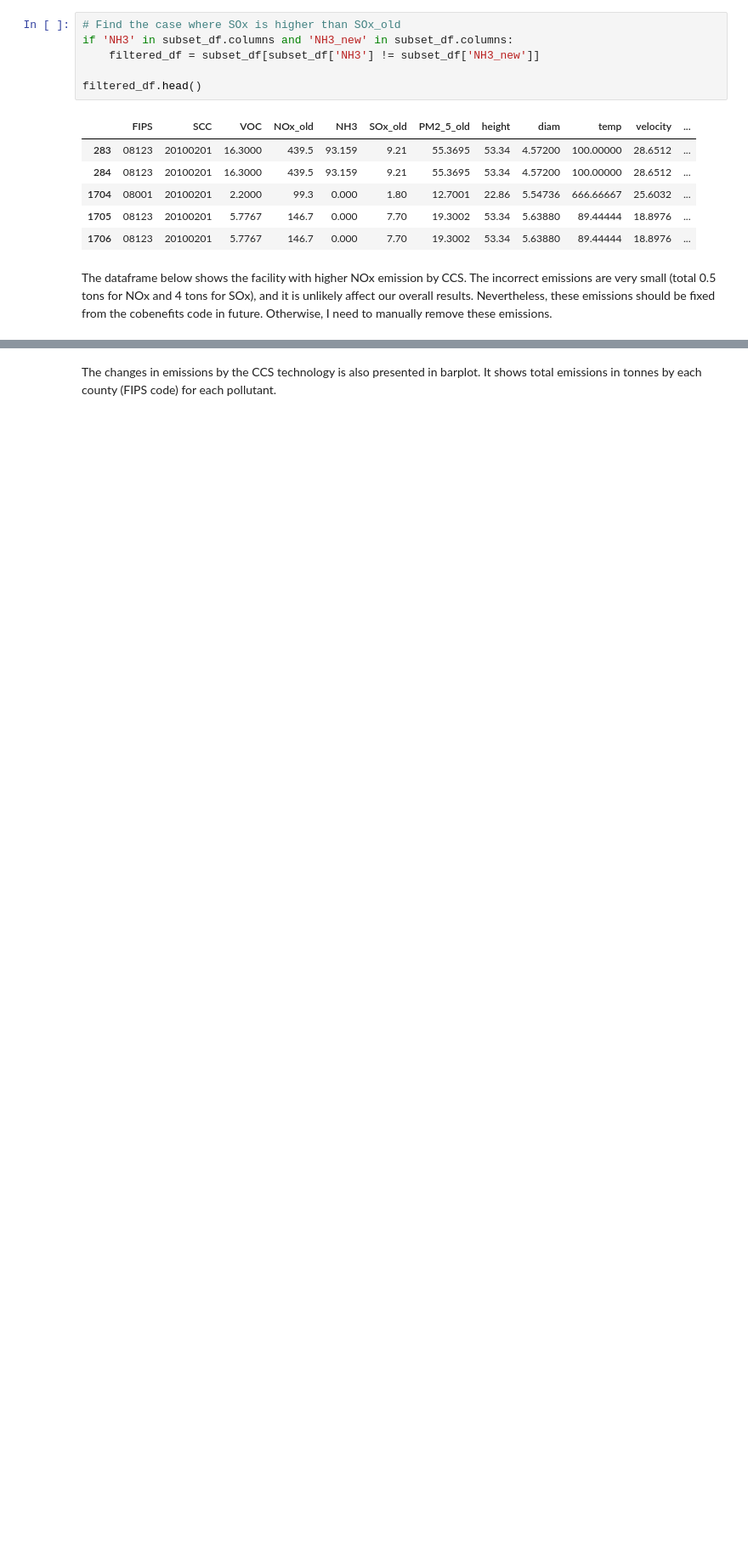
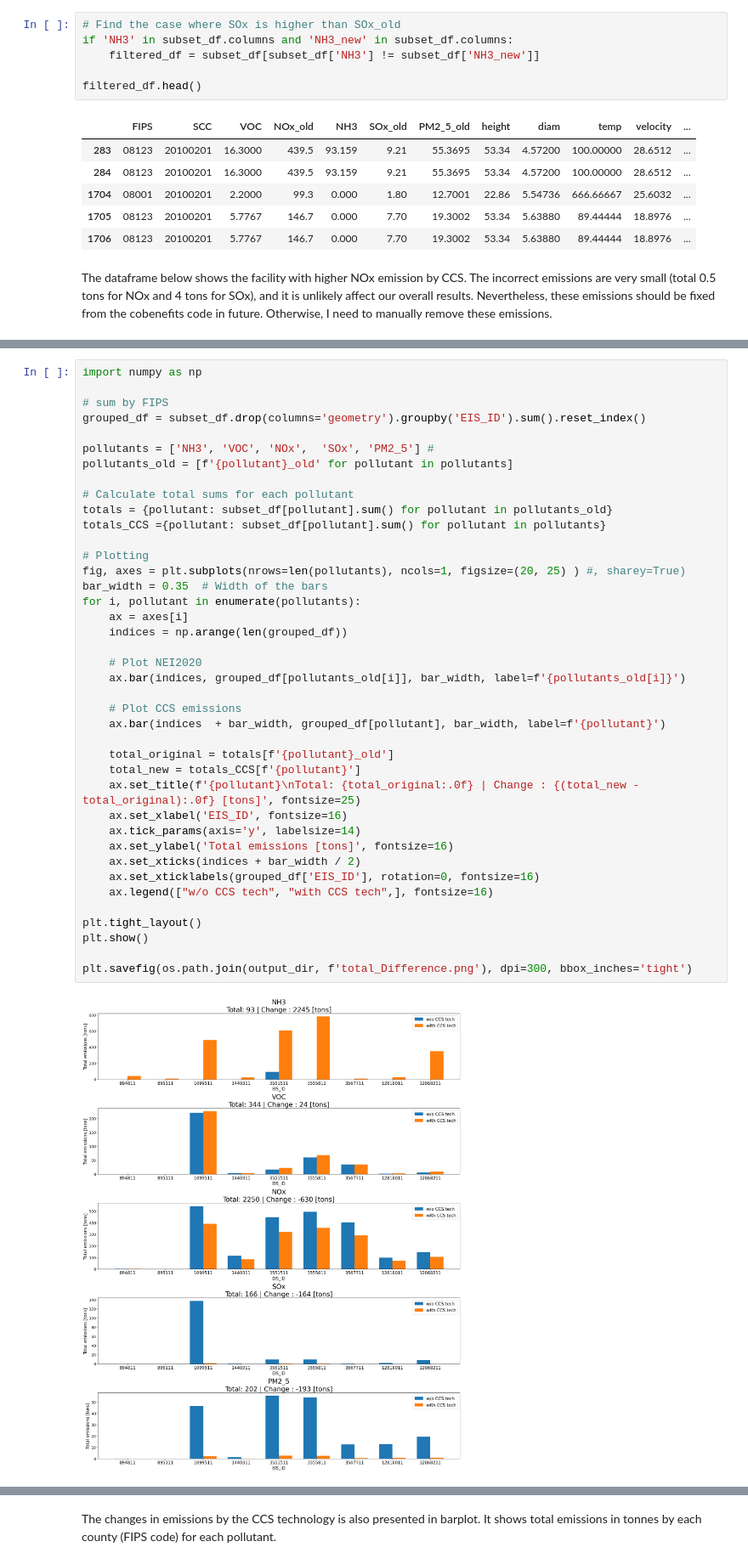
Before and after one commit to CarbonSolutions/LOCAETA_AQ, a Jupyter notebook: LOCAETA-reports/emission_analysis.ipynb, the cells around one changed output, grey strips where cells are left out. Shown: that part at 85% size. Cells and saved outputs as stored; diff of their text form; blank space fills up the shorter version.

```diff
--- a/LOCAETA-reports/emission_analysis.ipynb
+++ b/LOCAETA-reports/emission_analysis.ipynb
@@ -268,3 +259,45 @@ To spatial distribution of the emissions changes by amine-based CCS technology a
 
 The amine-based CCS technology increases NH3 emissions significatly. Several point-source facilities with zero NH3 emissions in the NEI2020 emission inventory have positive NH3 emissions. Since the percent changes calculation used for other pollutants uses the NEI2020 emissions as dinominator, it drops out several facilities with zero NH3 emissions in the NEI2020 inventory. Thus, the percent change calculation used for NH3 is based on the emissions with CCS, instead of the NEI2020 emissions - it computes using the difference between the original NEI2020 emissions and the emissions with CCS, divided by the CCS emissions. The percent changes for other pollutants show how the CCS technology changes their emissions from the NEI2020 inventory while the one for NH3 shows how the NEI2020 inventory changes its emission from the CCS emissions.
 <td><img src="/Users/yunhalee/Documents/LOCAETA/LOCAETA_AQ/outputs/emissions/CO_CCS/NH3_Relative_Difference_with_basemap.png" alt="NH3" width="800"/></td>
+# %%
+import numpy as np
+
+# sum by FIPS
+grouped_df = subset_df.drop(columns='geometry').groupby('EIS_ID').sum().reset_index()
+
+pollutants = ['NH3', 'VOC', 'NOx',  'SOx', 'PM2_5'] #
+pollutants_old = [f'{pollutant}_old' for pollutant in pollutants]
+
+# Calculate total sums for each pollutant
+totals = {pollutant: subset_df[pollutant].sum() for pollutant in pollutants_old}
+totals_CCS ={pollutant: subset_df[pollutant].sum() for pollutant in pollutants}
+
+# Plotting
+fig, axes = plt.subplots(nrows=len(pollutants), ncols=1, figsize=(20, 25) ) #, sharey=True)
+bar_width = 0.35  # Width of the bars
+for i, pollutant in enumerate(pollutants):
+    ax = axes[i]
+    indices = np.arange(len(grouped_df))
+
+    # Plot NEI2020
+    ax.bar(indices, grouped_df[pollutants_old[i]], bar_width, label=f'{pollutants_old[i]}')
+
+    # Plot CCS emissions
+    ax.bar(indices  + bar_width, grouped_df[pollutant], bar_width, label=f'{pollutant}')
+
+    total_original = totals[f'{pollutant}_old']
+    total_new = totals_CCS[f'{pollutant}']
+    ax.set_title(f'{pollutant}\nTotal: {total_original:.0f} | Change : {(total_new - total_original):.0f} [tons]', fontsize=25)
+    ax.set_xlabel('EIS_ID', fontsize=16)
+    ax.tick_params(axis='y', labelsize=14)
+    ax.set_ylabel('Total emissions [tons]', fontsize=16)
+    ax.set_xticks(indices + bar_width / 2)
+    ax.set_xticklabels(grouped_df['EIS_ID'], rotation=0, fontsize=16)
+    ax.legend(["w/o CCS tech", "with CCS tech",], fontsize=16)
+
+plt.tight_layout()
+plt.show()
+
+plt.savefig(os.path.join(output_dir, f'total_Difference.png'), dpi=300, bbox_inches='tight')
+# %% [output]
+[figure, added]
```
Also changed, not shown: parts of 12 cells of this notebook, 10 other files.
